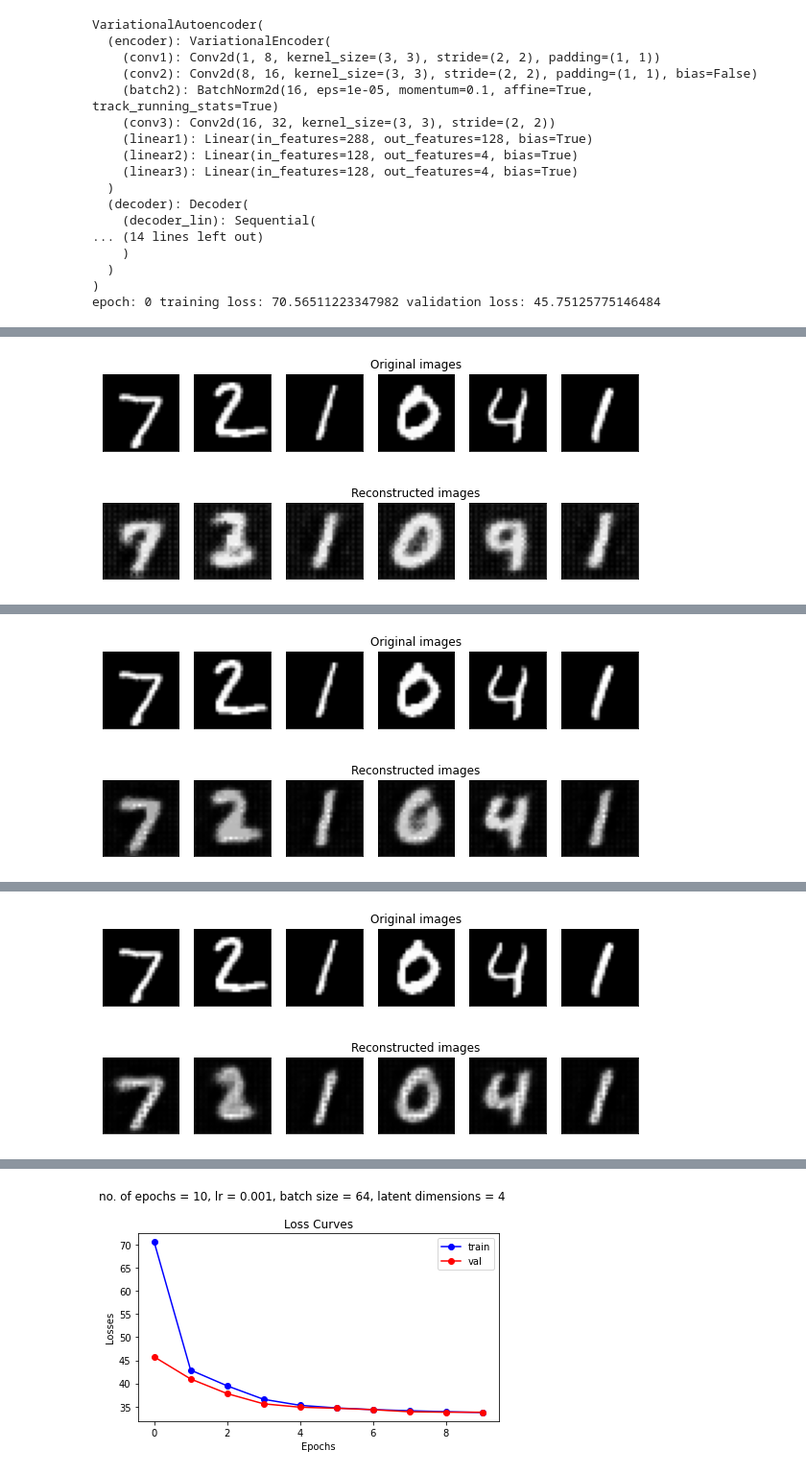
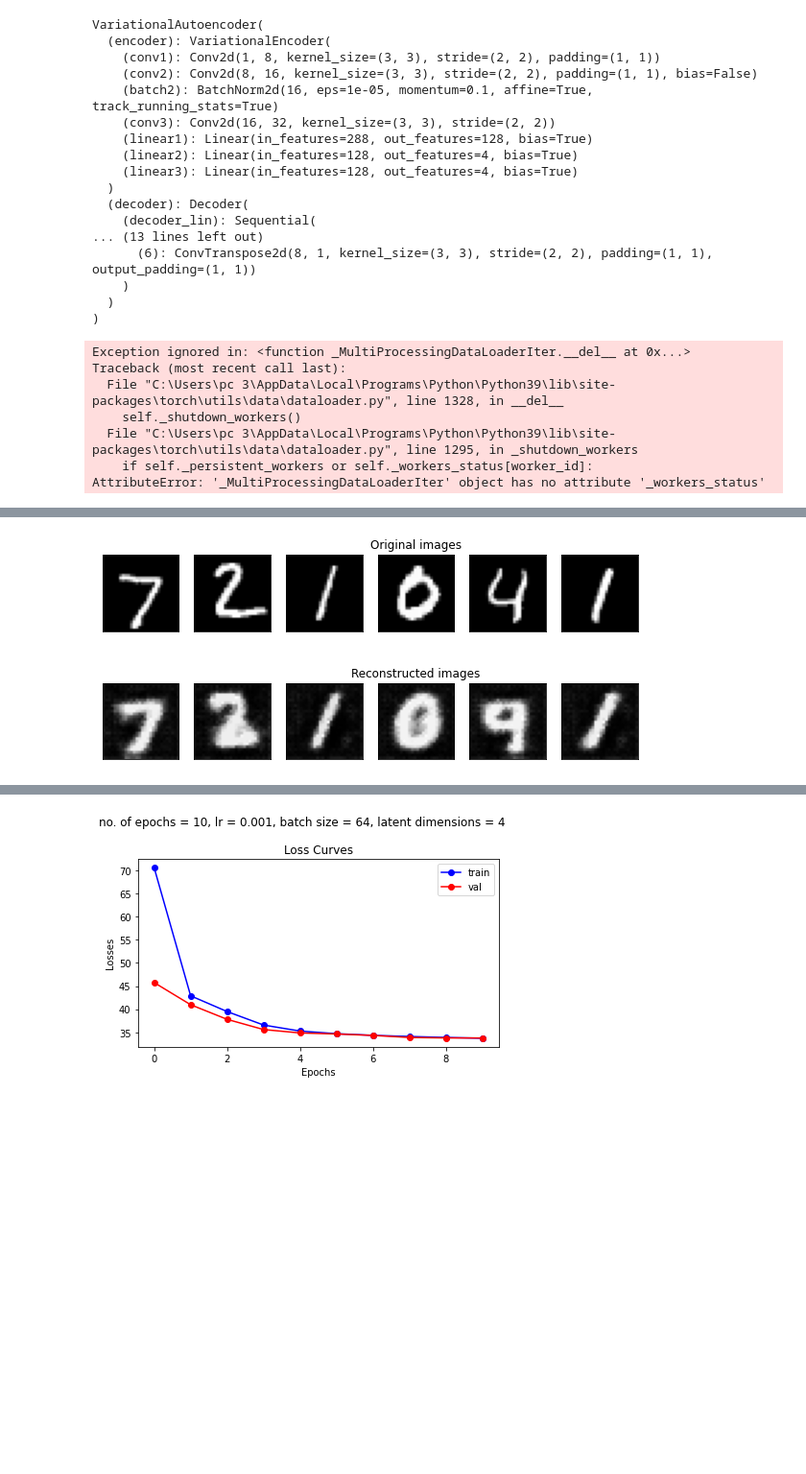
Before and after one commit to julian-8897/Non-Euclidean-NN, a Jupyter notebook: MNIST_vae_test.ipynb, the cells around one changed output, grey strips where cells are left out. Shown at 96% size. Saved outputs shown, nothing was run; the diff lists cells and outputs as text; code cells hidden in the pictures; blank space fills up the shorter version.

```diff
--- a/MNIST_vae_test.ipynb
+++ b/MNIST_vae_test.ipynb
@@ -137,6 +137,7 @@ def model_eval(model, epochs, trainloader, valloader, optimizer):
 latent_dims = 4
 model = vae_eucl_mnist.VariationalAutoencoder(latent_dims)
 #model = vae_hyp_mnist.VariationalAutoencoder(latent_dims)
+torch.save(model.state_dict(), 'model.pt')
 print(model)
 learning_rate = 1e-3
 epochs = 10
@@ -162,8 +163,15 @@ VariationalAutoencoder(
   )
   (decoder): Decoder(
     (decoder_lin): Sequential(
-... (14 lines left out)
+... (13 lines left out)
+      (6): ConvTranspose2d(8, 1, kernel_size=(3, 3), stride=(2, 2), padding=(1, 1), output_padding=(1, 1))
     )
   )
 )
-epoch: 0 training loss: 70.56511223347982 validation loss: 45.75125775146484
+Exception ignored in: <function _MultiProcessingDataLoaderIter.__del__ at 0x...>
+Traceback (most recent call last):
+  File "C:\Users\pc 3\AppData\Local\Programs\Python\Python39\lib\site-packages\torch\utils\data\dataloader.py", line 1328, in __del__
+    self._shutdown_workers()
+  File "C:\Users\pc 3\AppData\Local\Programs\Python\Python39\lib\site-packages\torch\utils\data\dataloader.py", line 1295, in _shutdown_workers
+    if self._persistent_workers or self._workers_status[worker_id]:
+AttributeError: '_MultiProcessingDataLoaderIter' object has no attribute '_workers_status'
@@ -170 +179 @@ epoch: 0 training loss: 70.56511223347982 validation loss: 45.75125775146484
-[figure, old version]
+[figure, new version]
@@ -172 +179,0 @@ epoch: 1 training loss: 42.89186578877767 validation loss: 40.96923732503255
-[figure, removed]
@@ -174 +179,0 @@ epoch: 2 training loss: 39.488151143391924 validation loss: 37.809956309000654
-[figure, removed]
```
Also changed, not shown: parts of 1 cell of this notebook, 1 other file.
